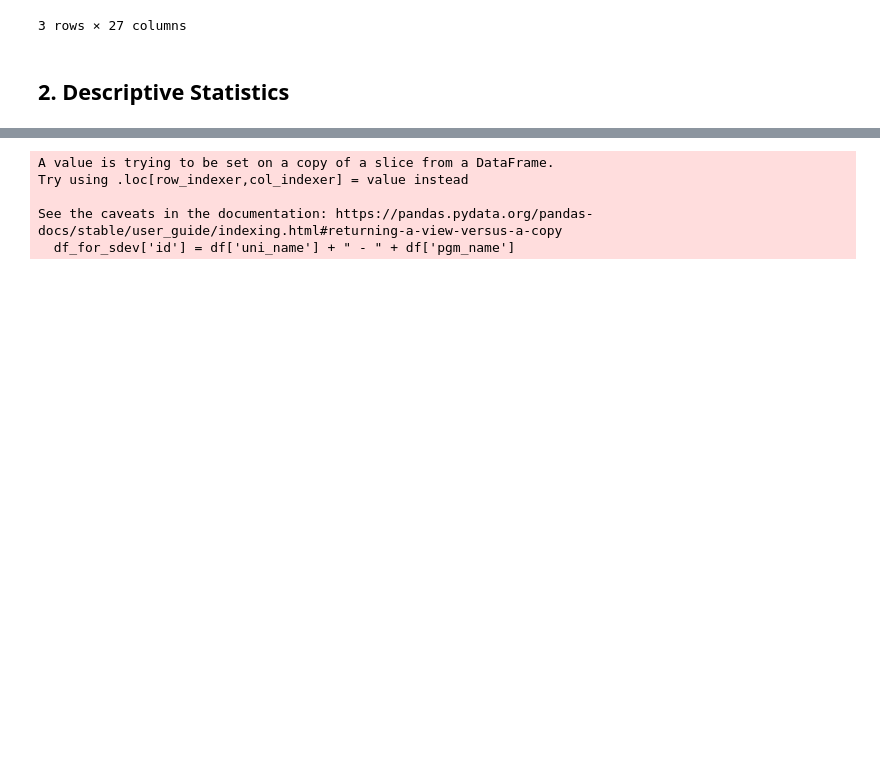
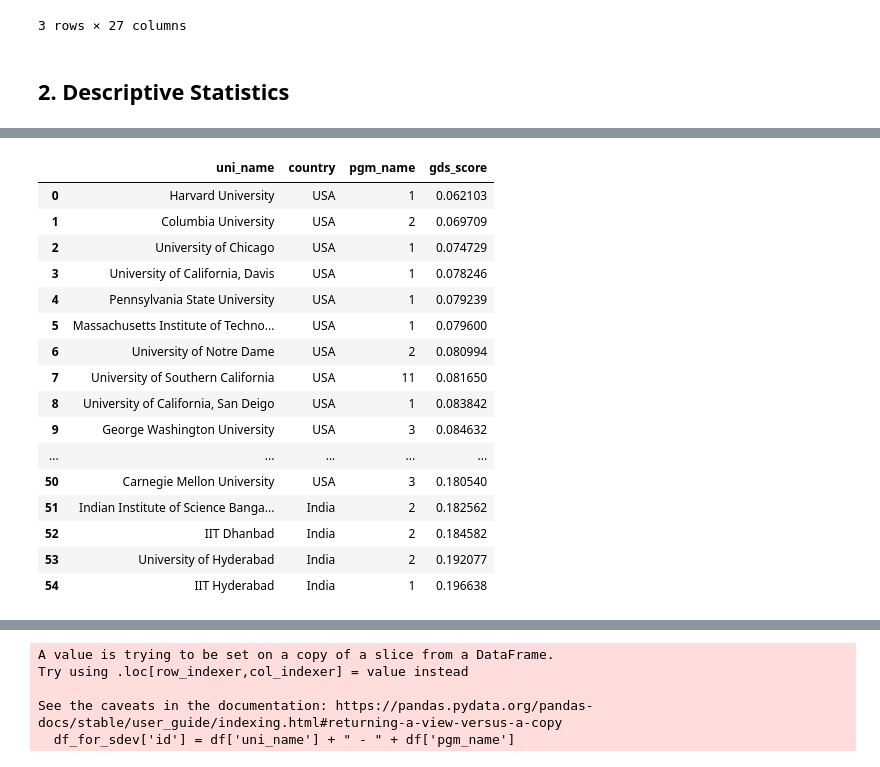
Before and after one commit to ry05/data-science-education-research, a Jupyter notebook: data_analysis/notebooks/03_gds_analysis.ipynb, the cells around one changed output, grey strips where cells are left out. Drawn from its saved outputs; the diff is of its cells as text; code cells hidden in the pictures; blank space fills up the shorter version.

```diff
--- a/data_analysis/notebooks/03_gds_analysis.ipynb
+++ b/data_analysis/notebooks/03_gds_analysis.ipynb
@@ -179,0 +113,23 @@ df[df.uni_name=="Indian Institute of Science Bangalore"]
+# %%
+df.groupby(['uni_name', 'country'], as_index=False).\
+    agg({'pgm_name': 'count', 'gds_score': 'median'}).\
+        sort_values(by='gds_score').\
+            reset_index(drop=True)
+# %% [output]
+|  | uni_name | country | pgm_name | gds_score |
+| 0 | Harvard University | USA | 1 | 0.062103 |
+| 1 | Columbia University | USA | 2 | 0.069709 |
+| 2 | University of Chicago | USA | 1 | 0.074729 |
+| 3 | University of California, Davis | USA | 1 | 0.078246 |
+| 4 | Pennsylvania State University | USA | 1 | 0.079239 |
+| 5 | Massachusetts Institute of Techno... | USA | 1 | 0.079600 |
+| 6 | University of Notre Dame | USA | 2 | 0.080994 |
+| 7 | University of Southern California | USA | 11 | 0.081650 |
+| 8 | University of California, San Deigo | USA | 1 | 0.083842 |
+| 9 | George Washington University | USA | 3 | 0.084632 |
+| ... | ... | ... | ... | ... |
+| 50 | Carnegie Mellon University | USA | 3 | 0.180540 |
+| 51 | Indian Institute of Science Banga... | India | 2 | 0.182562 |
+| 52 | IIT Dhanbad | India | 2 | 0.184582 |
+| 53 | University of Hyderabad | India | 2 | 0.192077 |
+| 54 | IIT Hyderabad | India | 1 | 0.196638 |
```
Also changed, not shown: parts of 27 cells of this notebook, 22 other files.
